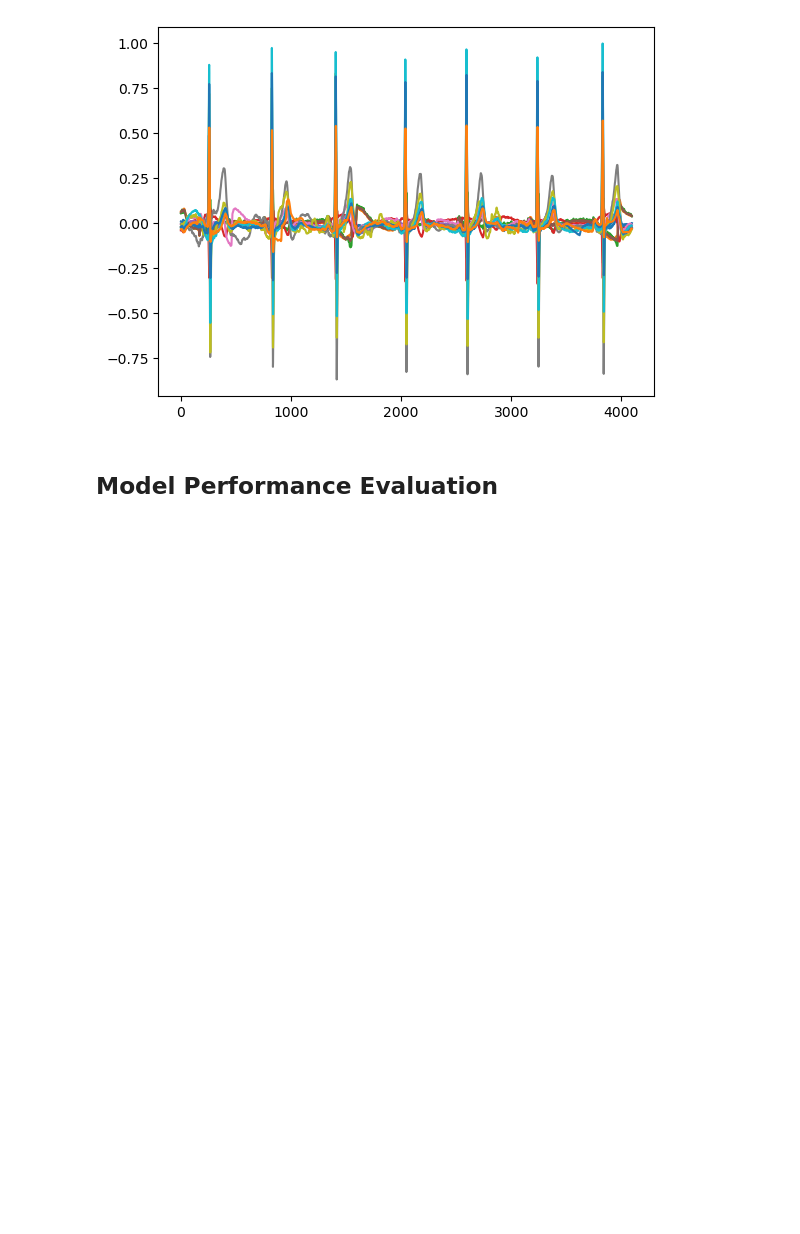
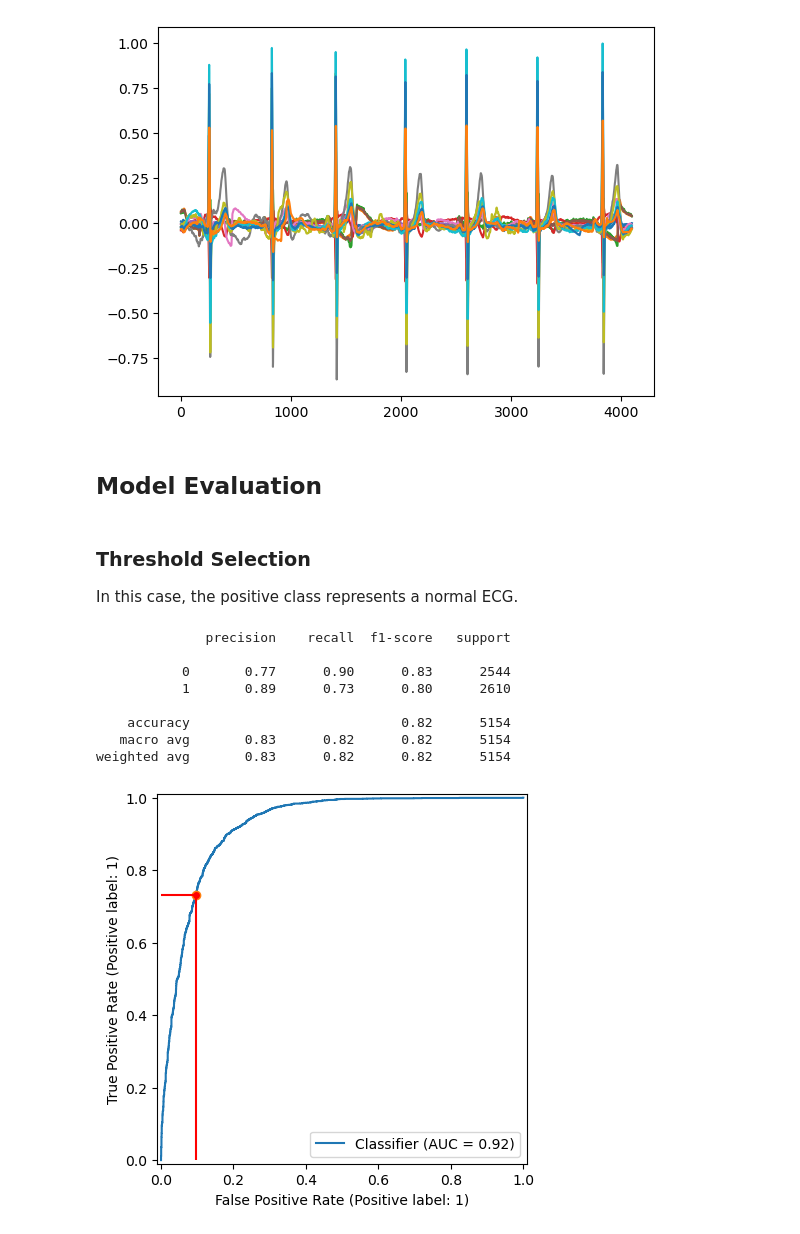
Before and after one commit to ethancavanaugh/ECGClassifier, a Jupyter notebook: notebooks/classification.ipynb, the cells around one changed output. Saved outputs shown, nothing was run; the diff lists cells and outputs as text; code cells hidden in the pictures; blank space fills up the shorter version.

```diff
--- a/notebooks/classification.ipynb
+++ b/notebooks/classification.ipynb
@@ -107,4 +148,44 @@ for i in range(12):
 # %% [output]
 [figure]
 # %% [markdown]
-## Model Performance Evaluation
+## Model Evaluation
+# %%
+from sklearn import metrics
+
+#The raw predictions of the model over the test set before the threshold is applied
+df_predictions = pd.read_csv('../eval/test_predictions.csv')
+y_true = df_predictions.true_label
+y_pred = df_predictions.model_output
+# %% [markdown]
+### Threshold Selection
+In this case, the positive class represents a normal ECG.
+# %%
+THRESHOLD = .8 #CHANGE THE THRESHOLD TO SEE HOW IT AFFECTS PRECISION, RECALL, AND ACCURACY
+def threshold(x):
+    return 1 if x >= THRESHOLD else 0
+y_pred_threshold = [threshold(x) for x in y_pred]
+print(metrics.classification_report(y_true, y_pred_threshold))
+
+
+fpr, tpr, thresholds = metrics.roc_curve(y_true, y_pred)
+thresh_idx = 0
+while thresholds[thresh_idx] > THRESHOLD:
+    thresh_idx += 1
+
+#Display ROC Curve with selected threshold identified
+metrics.RocCurveDisplay.from_predictions(y_true, y_pred)
+ax1 = plt.subplot()
+ax1.plot(fpr[thresh_idx], tpr[thresh_idx], marker="o", markerfacecolor="red")
+ax1.vlines(fpr[thresh_idx], 0, tpr[thresh_idx], color='red')
+ax1.hlines(tpr[thresh_idx], 0, fpr[thresh_idx], color='red')
+plt.show()
+# %% [output]
+              precision    recall  f1-score   support
+
+           0       0.77      0.90      0.83      2544
+           1       0.89      0.73      0.80      2610
+
+    accuracy                           0.82      5154
+   macro avg       0.83      0.82      0.82      5154
+weighted avg       0.83      0.82      0.82      5154
+[figure, added]
```
Also changed, not shown: parts of 10 cells of this notebook.
